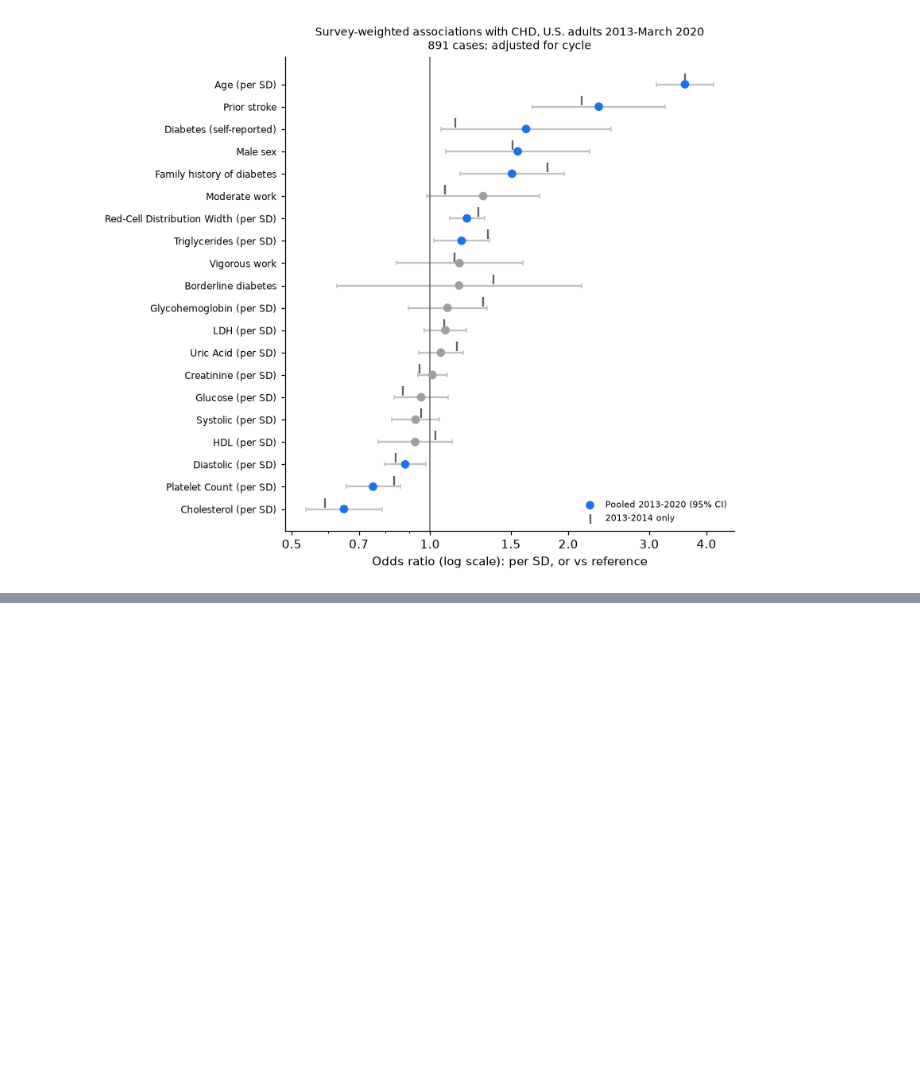
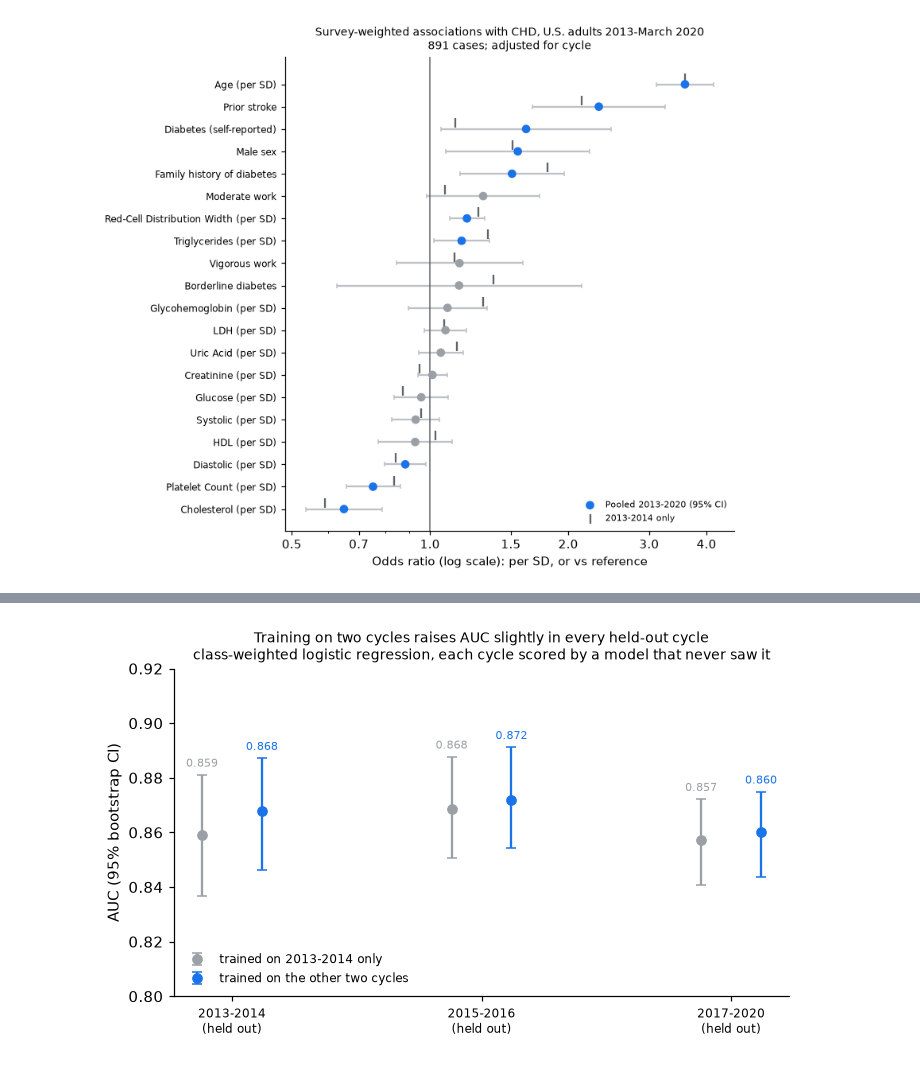
Before and after one commit to Markholmezza/nhanes-chd, a Jupyter notebook: notebooks/external_validation.ipynb, the cells around one changed output, grey strips where cells are left out. Drawn from its saved outputs; the diff is of its cells as text; code cells hidden in the pictures; blank space fills up the shorter version.

Commit message:
Add leave-one-cycle-out validation and final model on all cycles
Co-Authored-By: Claude Opus 5.5 <noreply@anthropic.com>

```diff
--- a/notebooks/external_validation.ipynb
+++ b/notebooks/external_validation.ipynb
@@ -525,0 +530,22 @@ fig.savefig(ROOT / "docs" / "pooled_forest.png", dpi=160, bbox_inches="tight");
+# %%
+# Leave one cycle out: train on the other two cycles, score the held-out cycle
+iecv_pred = {m: {} for m in MODELS}
+iecv_rows = []
+for k in CYCLES:
+    train = [c for c in CYCLES if c != k]
+    X_tr = pd.concat([X[c] for c in train], ignore_index=True)
+    y_tr = np.concatenate([y[c] for c in train])
+    for m in MODELS:
+        p = pipe(m).fit(X_tr, y_tr).predict_proba(X[k])[:, 1]
+        iecv_pred[m][k] = p
+        lo, hi = bootstrap_auc_ci(y[k], p)
+        cal = calibration(y[k], p)
+        iecv_rows.append({"Model": m, "HeldOut": k, "TrainCycles": " + ".join(train),
+                          "TrainN": len(y_tr), "TrainCases": int(y_tr.sum()),
+                          "TestN": len(y[k]), "TestCases": int(y[k].sum()),
+                          "AUC": roc_auc_score(y[k], p), "AUC_low": lo, "AUC_high": hi,
+                          "O/E": cal["O/E"], "CalibrationSlope": cal["CalibrationSlope"], "Brier": cal["Brier"]})
+iecv = pd.DataFrame(iecv_rows).round(4)
+iecv.to_csv(OUT_DIR / "iecv.csv", index=False)
+print("Mean AUC across held-out cycles:", iecv.groupby("Model")["AUC"].mean().round(3).to_dict())
+iecv
@@ -525,0 +593,22 @@ fig.savefig(ROOT / "docs" / "pooled_forest.png", dpi=160, bbox_inches="tight");
+# %%
+m = "Logistic regression (class-weighted)"
+one = ext[ext["Model"] == m].set_index("Cycle").loc[CYCLES]
+two = iecv[iecv["Model"] == m].set_index("HeldOut").loc[CYCLES]
+fig, ax = plt.subplots(figsize=(6.5, 4))
+for off, t, col, lab in [(-0.12, one, "#9aa0a6", "trained on 2013-2014 only"),
+                         (0.12, two, "#1a73e8", "trained on the other two cycles")]:
+    xs = np.arange(len(t)) + off
+    ax.errorbar(xs, t["AUC"], yerr=[t["AUC"] - t["AUC_low"], t["AUC_high"] - t["AUC"]], fmt="o", color=col,
+                capsize=3, label=lab)
+    for xx, v, hi in zip(xs, t["AUC"], t["AUC_high"]):
+        ax.text(xx, hi + 0.003, f"{v:.3f}", ha="center", fontsize=7, color=col)
+ax.set_xticks(range(3))
+ax.set_xticklabels(["2013-2014\n(held out)", "2015-2016\n(held out)", "2017-2020\n(held out)"], fontsize=8)
+ax.set_ylim(0.80, 0.92); ax.set_ylabel("AUC (95% bootstrap CI)")
+ax.legend(frameon=False, fontsize=8, loc="lower left")
+ax.set_title("Training on two cycles raises AUC slightly in every held-out cycle\n"
+             "class-weighted logistic regression, each cycle scored by a model that never saw it", fontsize=9)
+plt.tight_layout()
+fig.savefig(ROOT / "docs" / "iecv.png", dpi=160, bbox_inches="tight"); plt.show()
+# %% [output]
+[figure, added]
```
Also changed, not shown: parts of 6 cells of this notebook, 7 other files.
